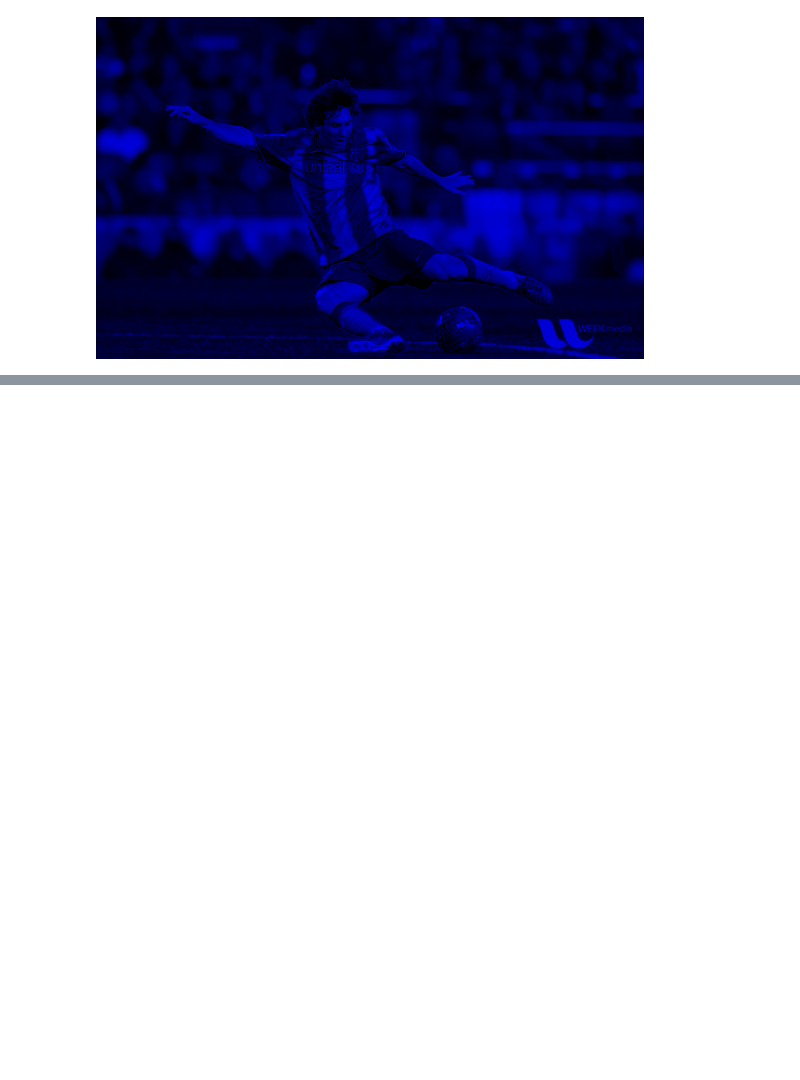
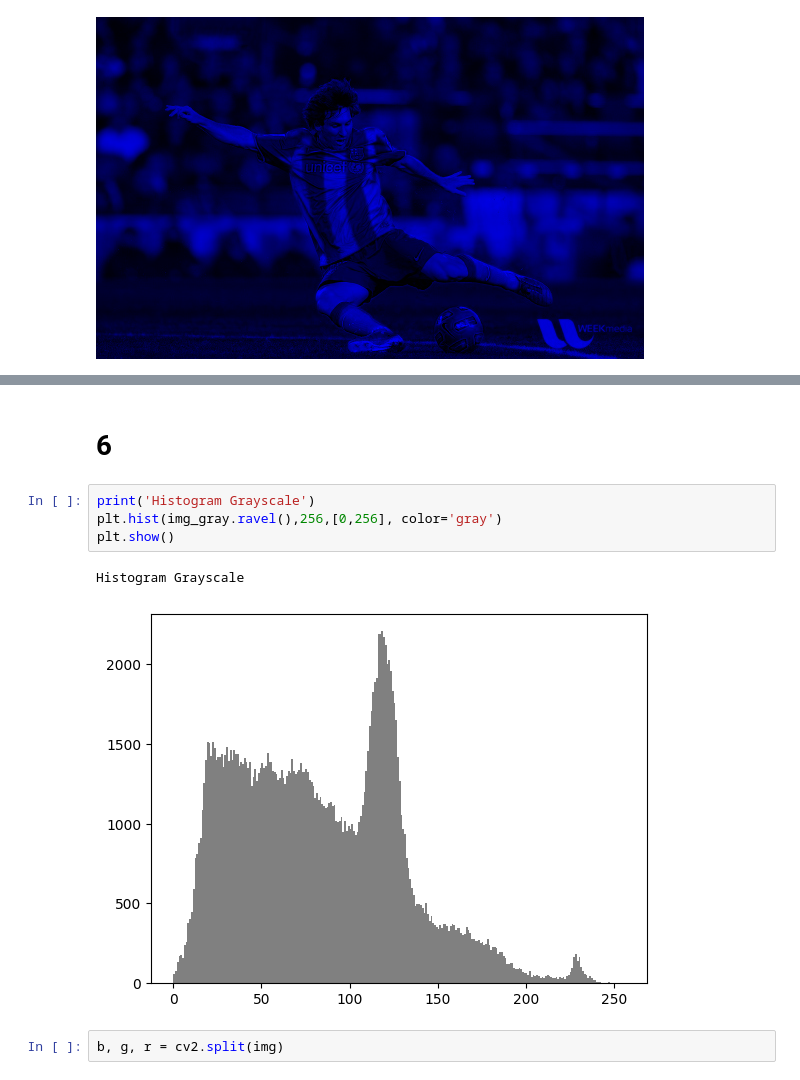
Before and after one commit to stefanosPanteli/EPL445, a Jupyter notebook: hw/hw1/hw1.ipynb, the cells around one changed output, grey strips where cells are left out. Drawn from its saved outputs; the diff is of its cells as text; blank space fills up the shorter version.

```diff
--- a/hw/hw1/hw1.ipynb
+++ b/hw/hw1/hw1.ipynb
@@ -139,0 +162,11 @@ True
+# %% [markdown]
+# 6
+# %%
+print('Histogram Grayscale')
+plt.hist(img_gray.ravel(),256,[0,256], color='gray')
+plt.show()
+# %% [output]
+Histogram Grayscale
+[figure, added]
+# %%
+b, g, r = cv2.split(img)
```
Also changed, not shown: parts of 30 cells of this notebook, 3 other files.
